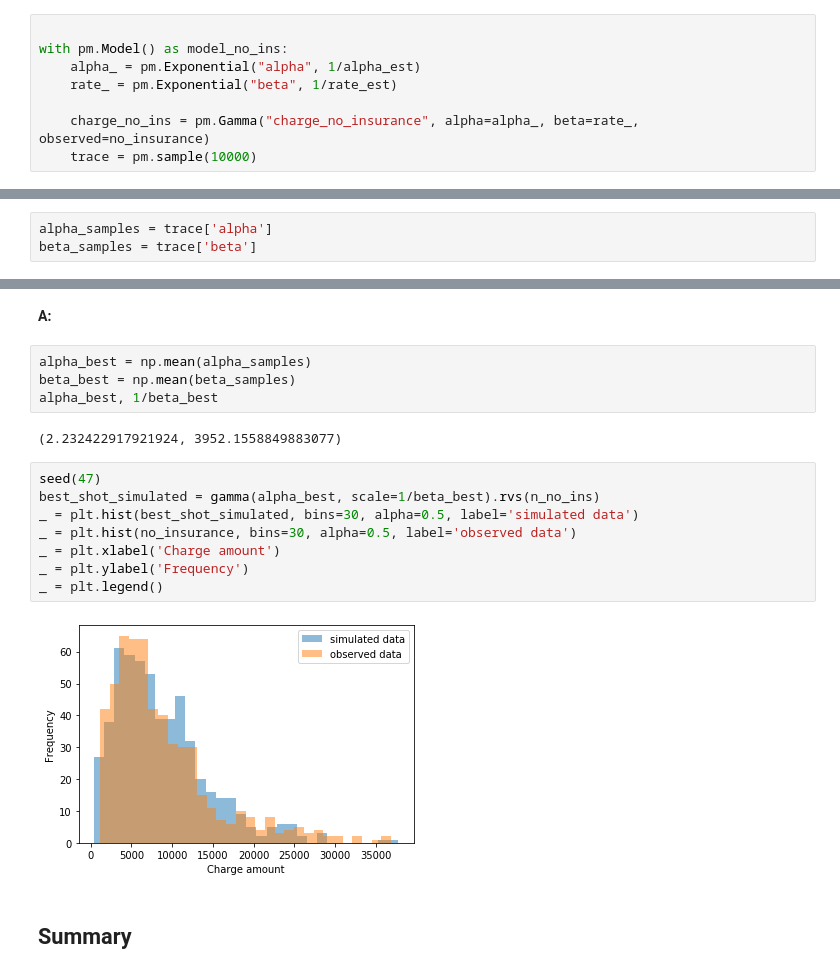
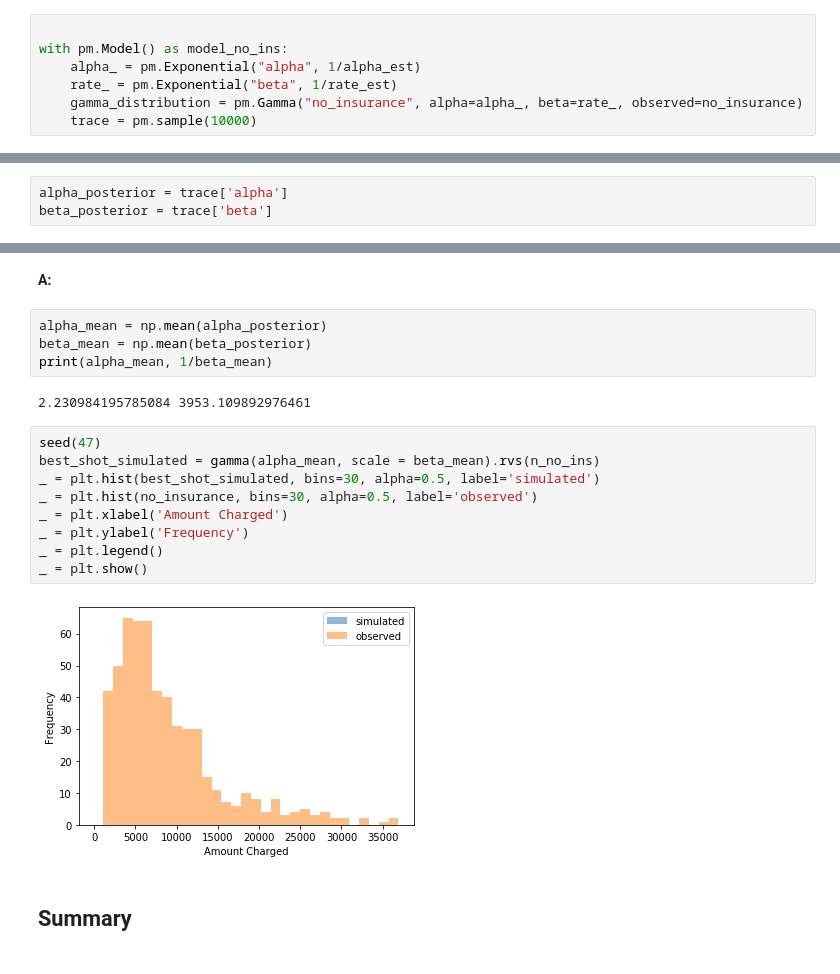
Before and after one commit to fysophia0302/Springboard, a Jupyter notebook: mini project/Bayesian_stats_Q6.28/inferential_statistics_3-Q.ipynb, the cells around one changed output, grey strips where cells are left out. Cells and saved outputs as stored; diff of their text form.

```diff
--- a/mini project/Bayesian_stats_Q6.28/inferential_statistics_3-Q.ipynb
+++ b/mini project/Bayesian_stats_Q6.28/inferential_statistics_3-Q.ipynb
@@ -104,8 +104,7 @@ __A:__
 with pm.Model() as model_no_ins:
     alpha_ = pm.Exponential("alpha", 1/alpha_est)
     rate_ = pm.Exponential("beta", 1/rate_est)
-
-    charge_no_ins = pm.Gamma("charge_no_insurance", alpha=alpha_, beta=rate_, observed=no_insurance)
+    gamma_distribution = pm.Gamma("no_insurance", alpha=alpha_, beta=rate_, observed=no_insurance)
     trace = pm.sample(10000)
 # %% [output]
 Auto-assigning NUTS sampler...
@@ -124,6 +123,6 @@ __Q:__ Explore your posteriors for $\alpha$ and $\beta$ (from the trace).
 # %% [markdown]
 __A:__
 # %%
-alpha_samples = trace['alpha']
-beta_samples = trace['beta']
+alpha_posterior = trace['alpha']
+beta_posterior = trace['beta']
 # %%
@@ -177,22 +183,23 @@ array([<matplotlib.axes._subplots.AxesSubplot object at 0x...>],
 __Q:__ Take your best shot at a new simulated sequence of medical charges using scipy.stat's gamma distribution. Don't forget the difference between functions that take $\beta$ and functions that use $1/\beta$ for the scale parameter. Simulate a data set the same size as the number of observations in the data and overlay the two histograms (simulated and observed).
 # %% [markdown]
 __A:__
-# %%
-alpha_best = np.mean(alpha_samples)
-beta_best = np.mean(beta_samples)
-alpha_best, 1/beta_best
-# %% [output]
-(2.232422917921924, 3952.1558849883077)
+# %%
+alpha_mean = np.mean(alpha_posterior)
+beta_mean = np.mean(beta_posterior)
+print(alpha_mean, 1/beta_mean)
+# %% [output]
+2.230984195785084 3953.109892976461
 # %%
 seed(47)
-best_shot_simulated = gamma(alpha_best, scale=1/beta_best).rvs(n_no_ins)
-_ = plt.hist(best_shot_simulated, bins=30, alpha=0.5, label='simulated data')
-_ = plt.hist(no_insurance, bins=30, alpha=0.5, label='observed data')
-_ = plt.xlabel('Charge amount')
+best_shot_simulated = gamma(alpha_mean, scale = beta_mean).rvs(n_no_ins)
+_ = plt.hist(best_shot_simulated, bins=30, alpha=0.5, label='simulated')
+_ = plt.hist(no_insurance, bins=30, alpha=0.5, label='observed')
+_ = plt.xlabel('Amount Charged')
 _ = plt.ylabel('Frequency')
 _ = plt.legend()
+_ = plt.show()
 # %% [output]
-[figure, old version]
+[figure, new version]
 # %% [markdown]
 ## Summary
 # %% [markdown]
```
Also changed, not shown: parts of 6 cells of this notebook.
